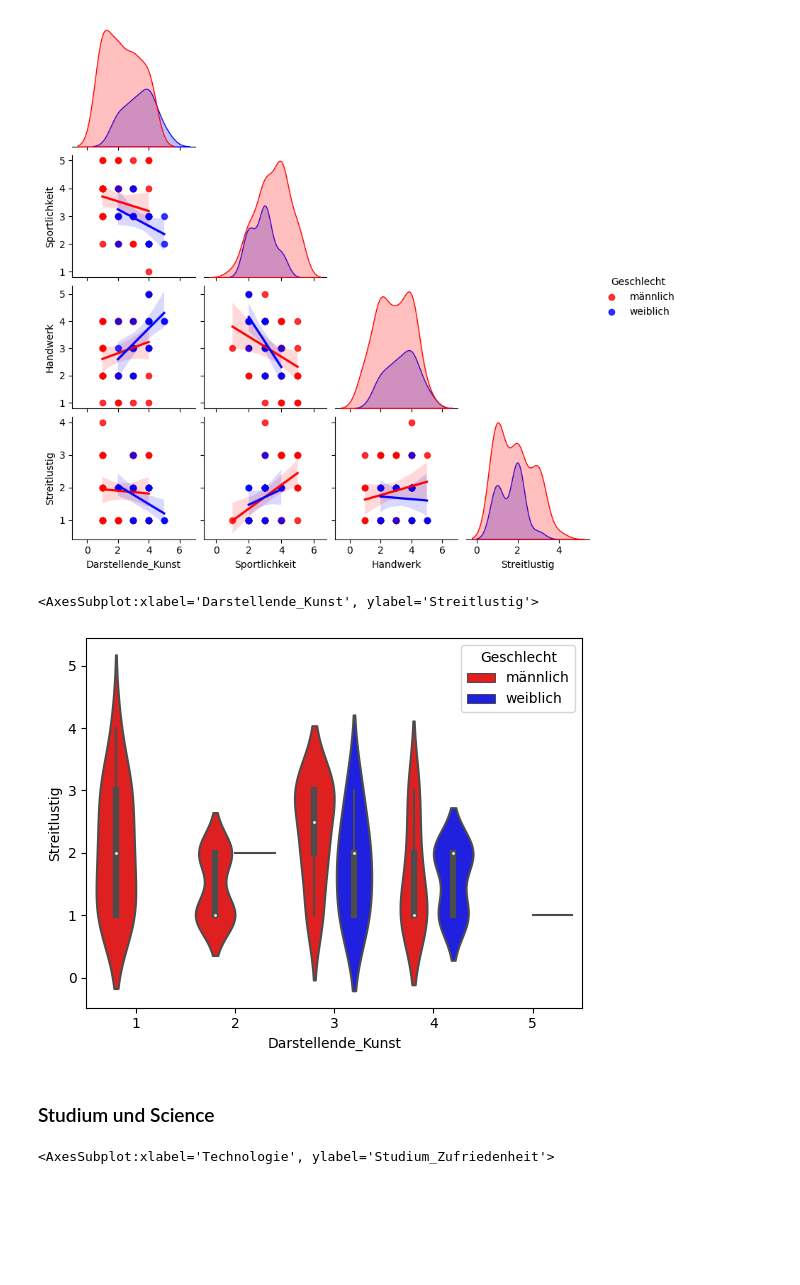
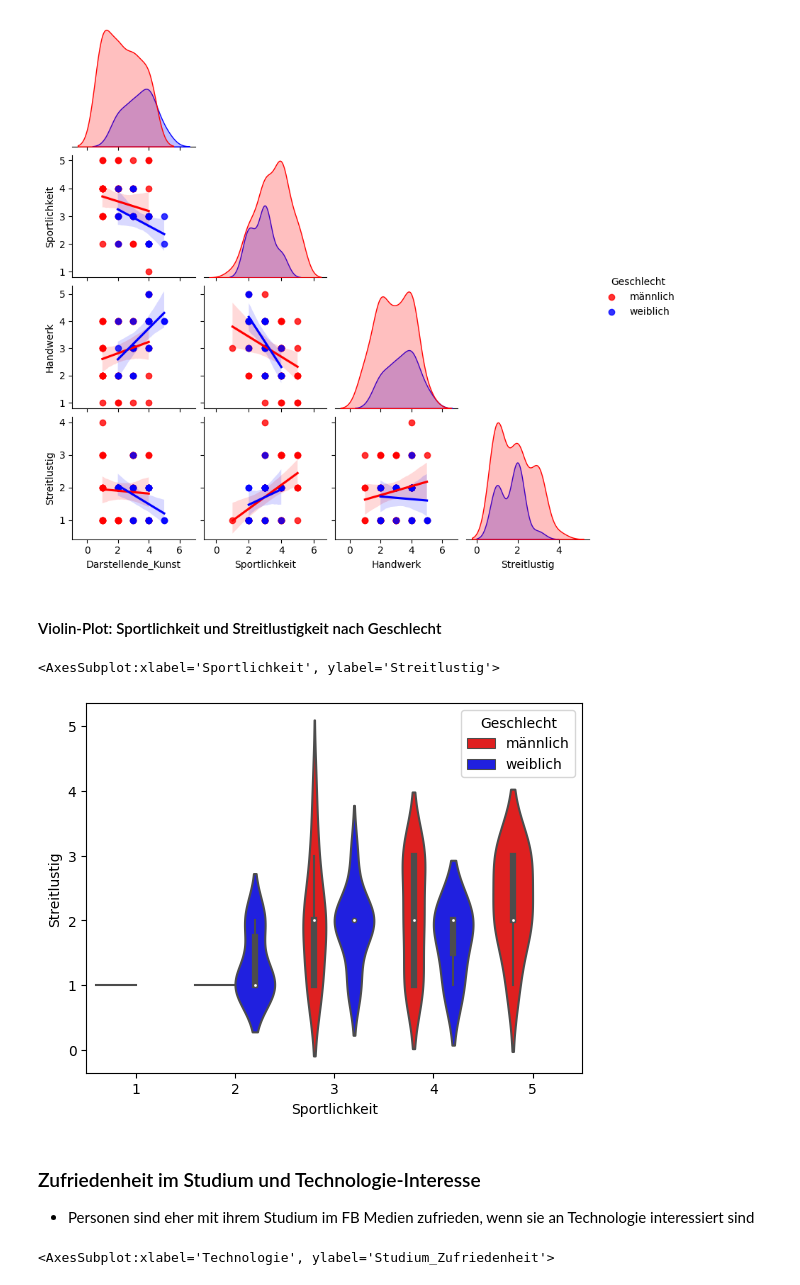
Before and after one commit to JulianCatnip/StudentMatcher, a Jupyter notebook: 02_Korrelationsanalyse.ipynb, the cells around one changed output. Drawn from its saved outputs; the diff is of its cells as text; code cells hidden in the pictures; blank space fills up the shorter version.

```diff
--- a/02_Korrelationsanalyse.ipynb
+++ b/02_Korrelationsanalyse.ipynb
@@ -181,13 +187,16 @@ sb.pairplot(
 # %% [output]
 <seaborn.axisgrid.PairGrid at 0x...>
 [figure]
+# %% [markdown]
+#### Violin-Plot: Sportlichkeit und Streitlustigkeit nach Geschlecht
 # %%
-sb.violinplot(data=data, x="Darstellende_Kunst", y="Streitlustig", hue="Geschlecht", palette=["red", "blue"])
+sb.violinplot(data=data, x="Sportlichkeit", y="Streitlustig", hue="Geschlecht", palette=["red", "blue"])
 # %% [output]
-<AxesSubplot:xlabel='Darstellende_Kunst', ylabel='Streitlustig'>
+<AxesSubplot:xlabel='Sportlichkeit', ylabel='Streitlustig'>
-[figure, old version]
+[figure, new version]
 # %% [markdown]
-### Studium und Science
+### Zufriedenheit im Studium und Technologie-Interesse
+- Personen sind eher mit ihrem Studium im FB Medien zufrieden, wenn sie an Technologie interessiert sind
 # %%
 sb.violinplot(data=data, x="Technologie", y="Studium_Zufriedenheit")
 # %% [output]
```
Also changed, not shown: parts of 15 cells of this notebook.
